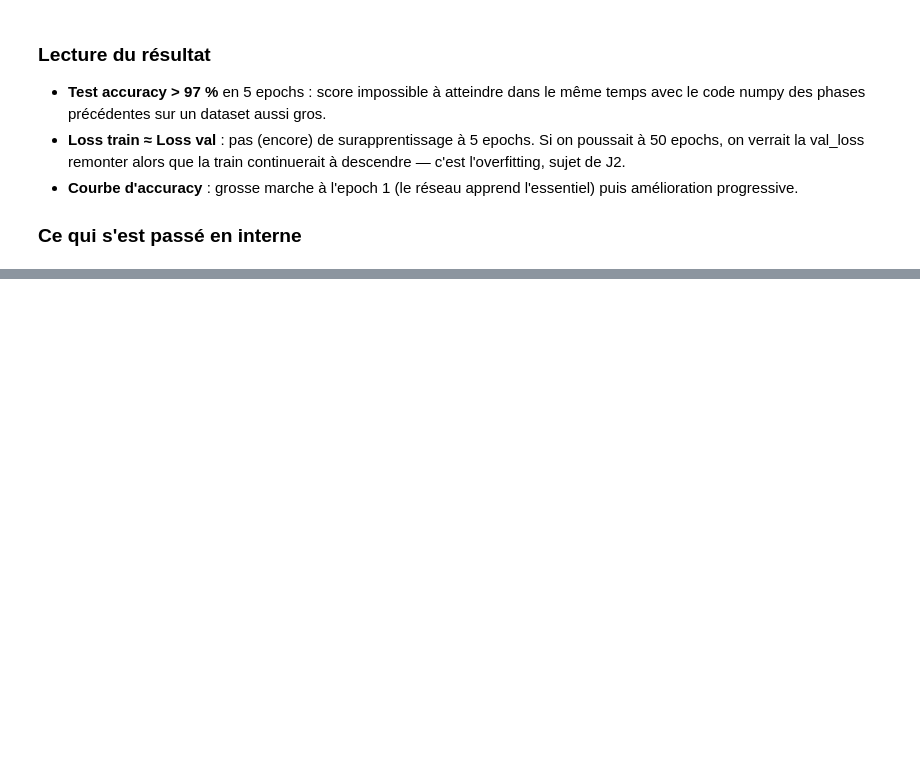
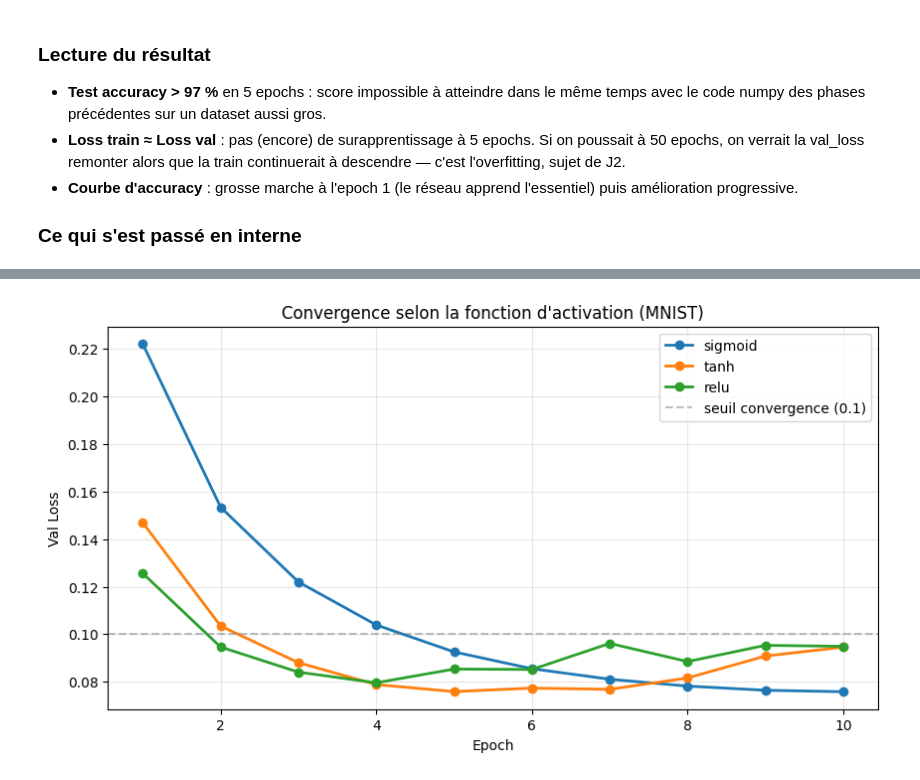
Before and after one commit to Hakim78/deeplearning-j1-pmc-from-scratch-djaalal-hakim, a Jupyter notebook: pmc-from-scratch.ipynb, the cells around one changed output, grey strips where cells are left out. Cells and saved outputs as stored; diff of their text form; code cells hidden in the pictures; blank space fills up the shorter version.

Commit message:
phase6: comparaison activations sigmoid/tanh/relu, tableau et courbe superposée

```diff
--- a/pmc-from-scratch.ipynb
+++ b/pmc-from-scratch.ipynb
@@ -728,0 +849,14 @@ plt.show()
+# %%
+plt.figure(figsize=(10, 5))
+for activation, val_losses in histories.items():
+    plt.plot(range(1, 11), val_losses, label=activation, linewidth=2, marker='o')
+
+plt.axhline(0.1, color='gray', linestyle='--', alpha=0.5, label='seuil convergence (0.1)')
+plt.xlabel("Epoch")
+plt.ylabel("Val Loss")
+plt.title("Convergence selon la fonction d'activation (MNIST)")
+plt.legend()
+plt.grid(alpha=0.3)
+plt.show()
+# %% [output]
+[figure, added]
```
Also changed, not shown: parts of 8 cells of this notebook.
